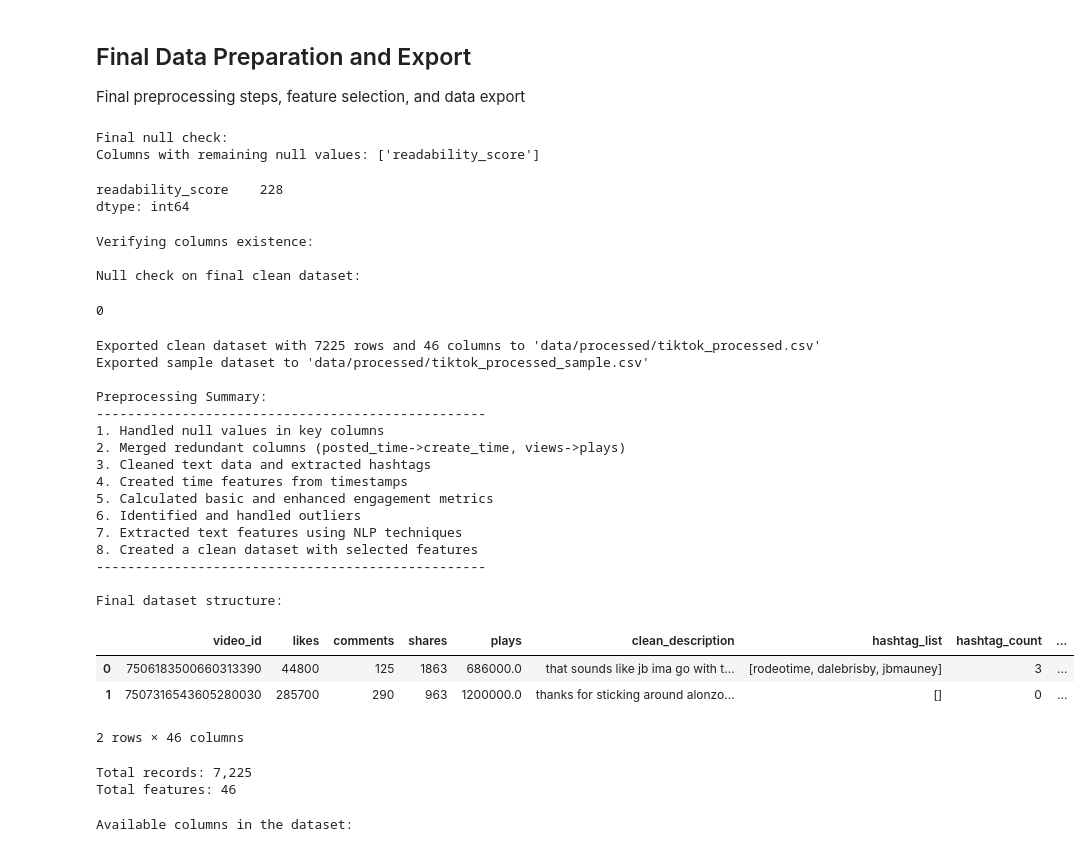
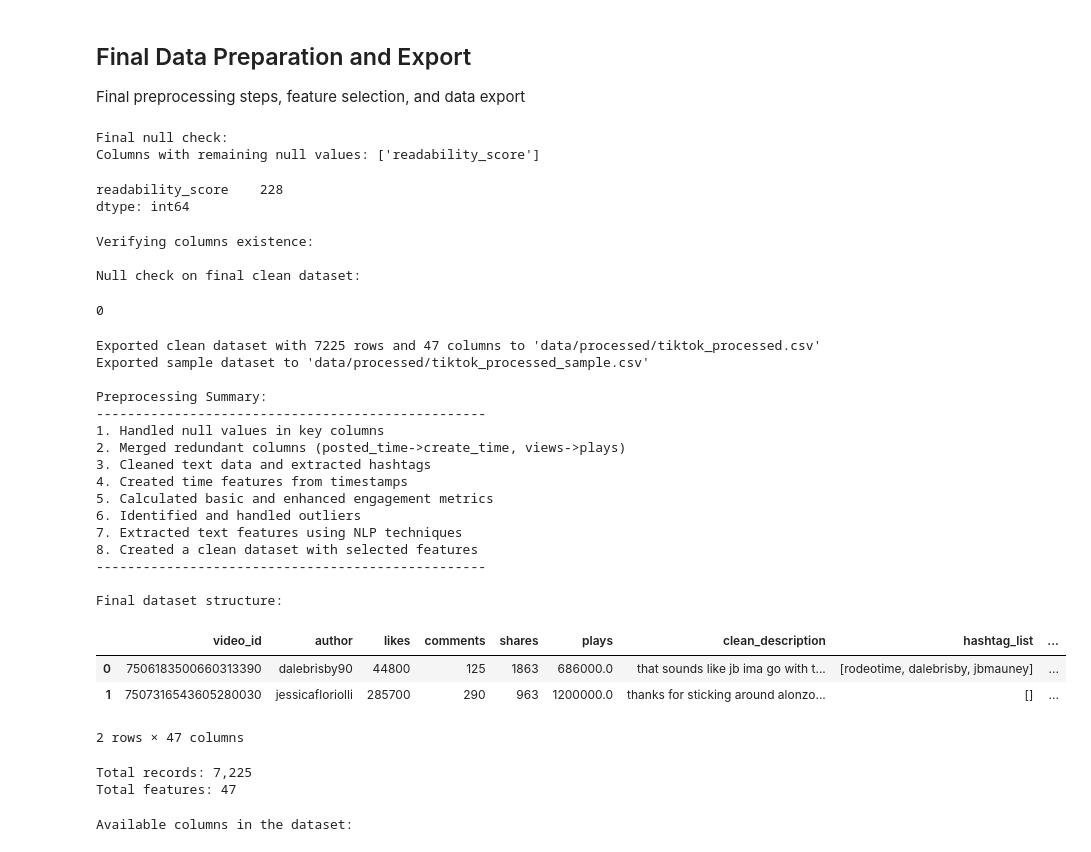
Before and after one commit to Qarsie/Tiktok_Py, a Jupyter notebook: preprocess.ipynb, the cells around one changed output. Saved outputs shown, nothing was run; the diff lists cells and outputs as text; code cells hidden in the pictures.

Commit message:
add author missing

```diff
--- a/preprocess.ipynb
+++ b/preprocess.ipynb
@@ -863,7 +845,7 @@ else:
 # Select columns to keep in the final dataset
 key_columns = [
     # Identifiers
-    'video_id',
+    'video_id', 'author',
 
     # Original metrics
     'likes', 'comments', 'shares', 'plays',
@@ -953,40 +935,40 @@ print("-" * 50)
 
 # 8. Display final dataset structure
 print("\nFinal dataset structure:")
 display(clean_df.head(2))
 print(f"\nTotal records: {len(clean_df):,}")
 print(f"Total features: {len(clean_df.columns)}")
 # %% [output]
 Final null check:
 Columns with remaining null values: ['readability_score']
 readability_score    228
 dtype: int64
 Verifying columns existence:
 
 Null check on final clean dataset:
 0
-Exported clean dataset with 7225 rows and 46 columns to 'data/processed/tiktok_processed.csv'
+Exported clean dataset with 7225 rows and 47 columns to 'data/processed/tiktok_processed.csv'
 Exported sample dataset to 'data/processed/tiktok_processed_sample.csv'
 
 Preprocessing Summary:
 --------------------------------------------------
 1. Handled null values in key columns
 2. Merged redundant columns (posted_time->create_time, views->plays)
 3. Cleaned text data and extracted hashtags
 4. Created time features from timestamps
 5. Calculated basic and enhanced engagement metrics
 6. Identified and handled outliers
 7. Extracted text features using NLP techniques
 8. Created a clean dataset with selected features
 --------------------------------------------------
 
 Final dataset structure:
-|  | video_id | likes | comments | shares | plays | clean_description | hashtag_list | hashtag_count | ... |
-| 0 | 7506183500660313390 | 44800 | 125 | 1863 | 686000.0 | that sounds like jb ima go with t... | [rodeotime, dalebrisby, jbmauney] | 3 | ... |
-| 1 | 7507316543605280030 | 285700 | 290 | 963 | 1200000.0 | thanks for sticking around alonzo... | [] | 0 | ... |
+|  | video_id | author | likes | comments | shares | plays | clean_description | hashtag_list | ... |
+| 0 | 7506183500660313390 | dalebrisby90 | 44800 | 125 | 1863 | 686000.0 | that sounds like jb ima go with t... | [rodeotime, dalebrisby, jbmauney] | ... |
+| 1 | 7507316543605280030 | jessicafloriolli | 285700 | 290 | 963 | 1200000.0 | thanks for sticking around alonzo... | [] | ... |
-2 rows × 46 columns
+2 rows × 47 columns
 Total records: 7,225
-Total features: 46
+Total features: 47
 # %%
 # Display all available columns
 print("Available columns in the dataset:")
```
Also changed, not shown: parts of 4 cells of this notebook, 4 other files.
